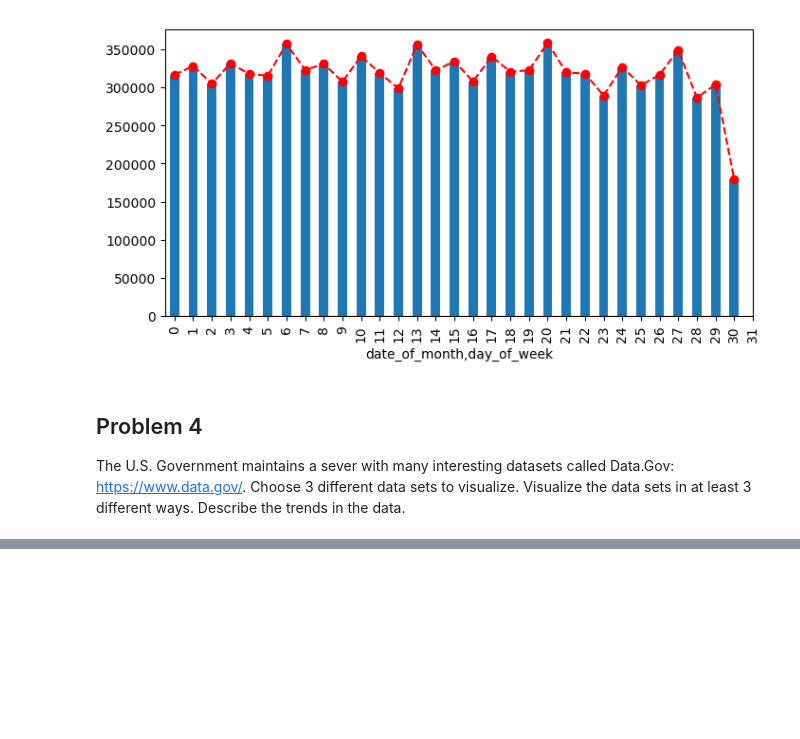
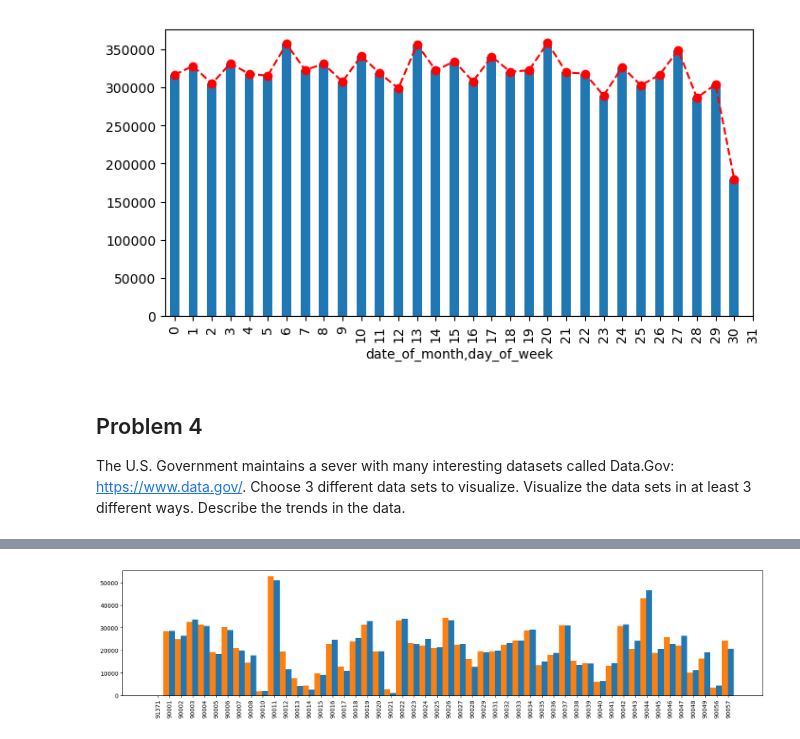
Before and after one commit to jesuszarate/VisForScientificData, a Jupyter notebook: Assignment1/Assignment1.ipynb, the cells around one changed output, grey strips where cells are left out. Saved outputs shown, nothing was run; the diff lists cells and outputs as text; code cells hidden in the pictures; blank space fills up the shorter version.

```diff
--- a/Assignment1/Assignment1.ipynb
+++ b/Assignment1/Assignment1.ipynb
@@ -271,18 +263,18 @@ plt.show()
 # %%
-data = pd.read_csv('data/2010_Census_Populations_by_Zip_Code.csv')
-
 dt = data[['Total Males', 'Total Females']].head(50)
-x = [i for i in range(0, len(dt1))]
-xi = [i-0.5 for i in range(0, len(dt1))]
+x = [i for i in range(0, len(dt))]
+xi = [i-0.5 for i in range(0, len(dt))]
 
 f1 = plt.figure(figsize=(20, 4), dpi=100)
 
 ax = plt.subplot(111)
 ax.bar(x, dt['Total Females'],width=0.5,align='center')
 ax.bar(xi, dt['Total Males'],width=0.5,align='center')
 
-x = [i-0.2 for i in range(0, len(dt1))]
+x = [i-0.2 for i in range(0, len(dt))]
 xi = xi = data['Zip Code']
 plt.xticks(x, xi,rotation='vertical')
 
 plt.show()
+# %% [output]
+[figure, added]
```
Also changed, not shown: parts of 11 cells of this notebook.
